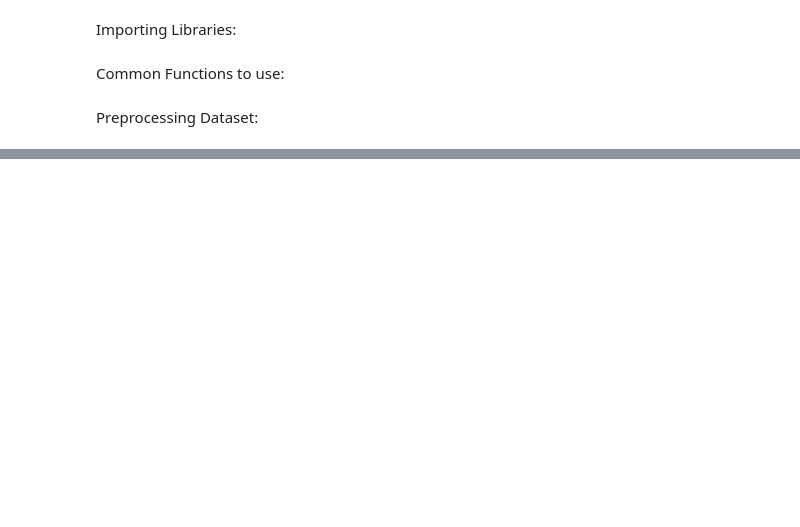
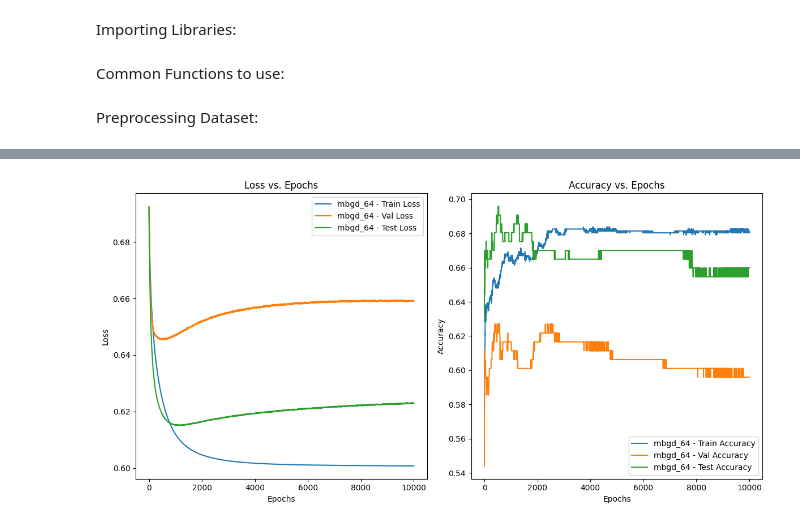
Before and after one commit to himangg/ML-Assignments, a Jupyter notebook: Assignment 1/SectionB.ipynb, the cells around one changed output, grey strips where cells are left out. Saved outputs shown, nothing was run; the diff lists cells and outputs as text; code cells hidden in the pictures; blank space fills up the shorter version.

```diff
--- a/Assignment 1/SectionB.ipynb
+++ b/Assignment 1/SectionB.ipynb
@@ -509 +377,30 @@ MBGD Iteration 900 - Training Loss: 0.6164359288081784, Validation Loss: 0.61525
+# %%
+batch_size = 64
+weights_mbgd_64, bias_mbgd_64, train_cost_mbgd_64, val_cost_mbgd_64, test_cost_mbdg_64, train_acc_mbgd_64, val_acc_mbgd_64, test_acc_mbdg_64 = LogisticRegressionMiniBatchGD(X_train_scaled, y_train, X_val_scaled, y_val,X_test_scaled,y_test, 0.01, 10000, batch_size)
+
+plt.figure(figsize=(12, 6))
+
+plt.subplot(1, 2, 1)
+plt.plot(train_cost_mbgd_64, label='mbgd_64 - Train Loss')
+plt.plot(val_cost_mbgd_64, label='mbgd_64 - Val Loss')
+plt.plot(test_cost_mbdg_64, label='mbgd_64 - Test Loss')
+plt.title('Loss vs. Epochs')
+plt.xlabel('Epochs')
+plt.ylabel('Loss')
+plt.legend()
+
+plt.subplot(1, 2, 2)
+plt.plot(train_acc_mbgd_64, label='mbgd_64 - Train Accuracy')
+plt.plot(val_acc_mbgd_64, label='mbgd_64 - Val Accuracy')
+plt.plot(test_acc_mbdg_64, label='mbgd_64 - Test Accuracy')
+
+plt.title('Accuracy vs. Epochs')
+plt.xlabel('Epochs')
+plt.ylabel('Accuracy')
+plt.legend()
+
+plt.tight_layout()
+plt.show()
+# %% [output]
+[figure, added]
 # %%
```
Also changed, not shown: parts of 18 cells of this notebook.
